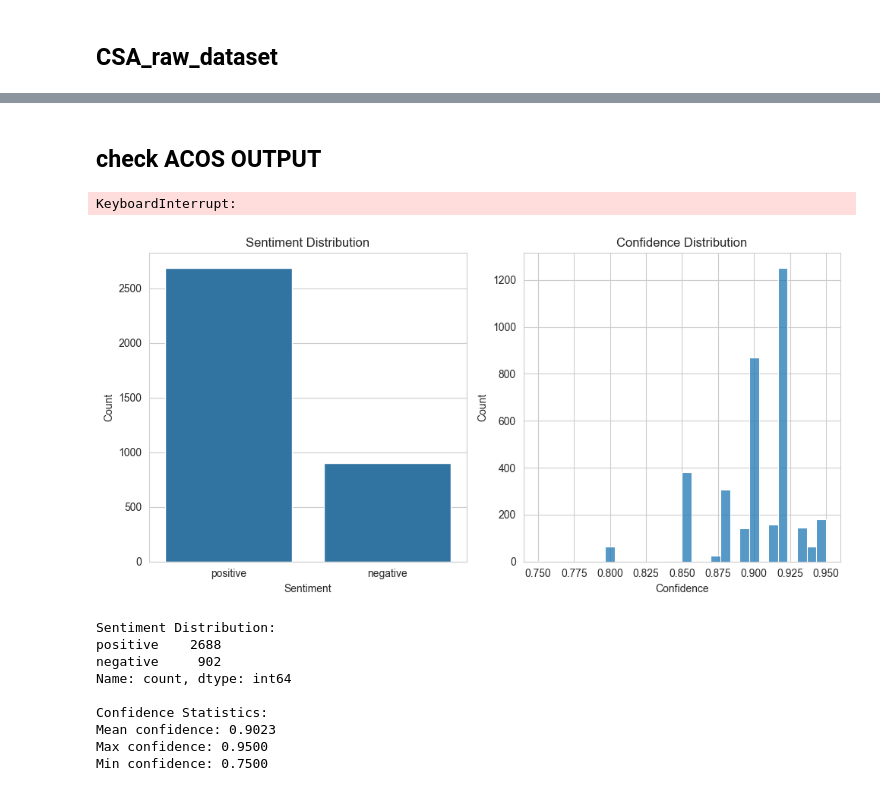
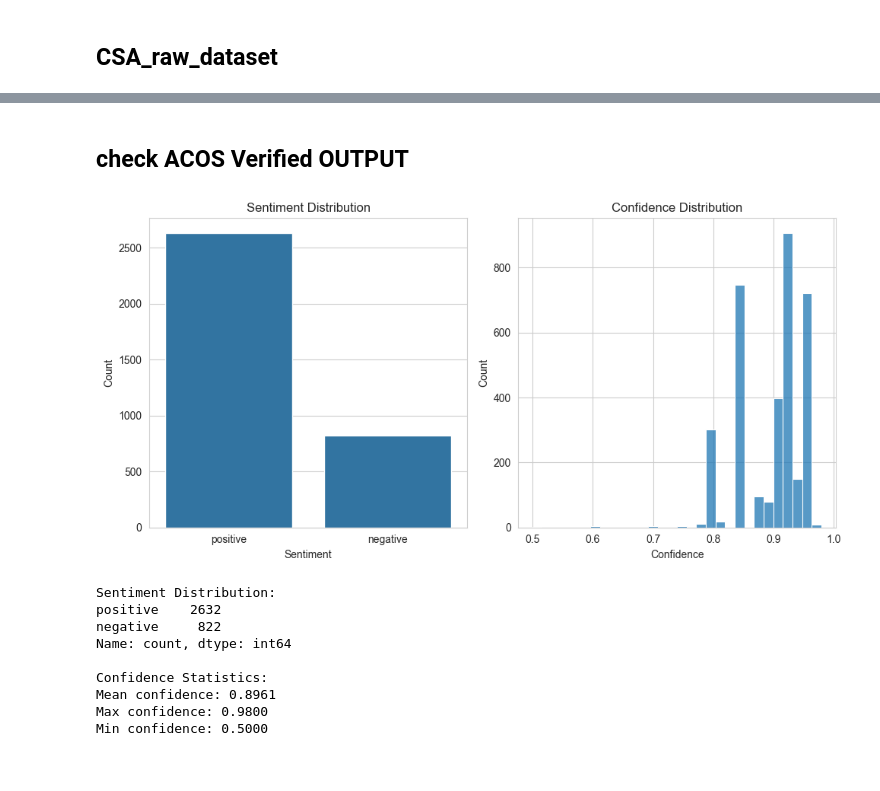
Before and after one commit to goghvan1113/TDCSA, a Jupyter notebook: data/visualize.ipynb, the cells around one changed output, grey strips where cells are left out. Cells and saved outputs as stored; diff of their text form; code cells hidden in the pictures.

```diff
--- a/data/visualize.ipynb
+++ b/data/visualize.ipynb
@@ -640,10 +431,10 @@ print("- unique_to_file2.csv (文件2独有的文本)")
 # %% [markdown]
-## check ACOS OUTPUT
+## check ACOS Verified OUTPUT
 # %%
 import json
 from collections import Counter
 
-filepath = '../output/sentiment_asqp_results_corpus_expand_verified_deepseek.json'
+filepath = '../output/asqp_results_v2/llama405b_llama8b_verified.json'
 
 with open(filepath, 'r', encoding='utf-8') as f:
     data = json.load(f)
@@ -665,7 +456,6 @@ for item in data:
             'quads': item['final_quadruples'] # 加载verified的四元组
         })
 
-
 aspect_categories = [quad[2] for sample in pos_neg_samples for quad in sample['quads']]
 category_counts = Counter(aspect_categories)
 invalid_aspect_categories = set(aspect_categories) - set(CATEGORY2ID.keys())
@@ -680,17 +470,14 @@ for sample in pos_neg_samples:
             print(f"Text: {sample['text']}")
             print(f"Quad: {quad}")
             print()
-# %% [output]
-KeyboardInterrupt:
 # %%
-
 # Process the data
 for sample in data:
-    quads = sample['sentiment_quadruples']
+    quads = sample['final_quadruples']
     filtered_quads = [quad for quad in quads if quad[3] in ['positive', 'negative']]
     filtered_quads = [quad for quad in filtered_quads if quad[2] in CATEGORY2ID.keys()]
     if filtered_quads:
-        sample['sentiment_quadruples'] = filtered_quads
+        sample['final_quadruples'] = filtered_quads
     else:
         # If all quadruples would be removed, keep the original quadruples
         pass  # Keep the original quadruples
@@ -710,43 +497,44 @@ confidences = []
 for sample in pos_neg_samples:
     for quad in sample['quads']:
         sentiments.append(quad[3])
-        confidences.append(quad[4])
+        if isinstance(quad[4], float):
+            confidences.append(quad[4])
 
 
 # 创建情感分布图
 plt.figure(figsize=(10, 5))
 plt.subplot(1, 2, 1)
 sentiment_counts = pd.Series(sentiments).value_counts()
 sns.barplot(x=sentiment_counts.index, y=sentiment_counts.values)
 plt.title('Sentiment Distribution')
 plt.xlabel('Sentiment')
 plt.ylabel('Count')
 
 # 创建置信度分布图
 plt.subplot(1, 2, 2)
 sns.histplot(confidences, bins=30)
 plt.title('Confidence Distribution')
 plt.xlabel('Confidence')
 plt.ylabel('Count')
 
 plt.tight_layout()
 plt.show()
 
 # 打印一些基本统计信息
 print("\nSentiment Distribution:")
 print(sentiment_counts)
 print("\nConfidence Statistics:")
 print(f"Mean confidence: {sum(confidences)/len(confidences):.4f}")
 print(f"Max confidence: {max(confidences):.4f}")
 print(f"Min confidence: {min(confidences):.4f}")
 # %% [output]
-[figure, old version]
+[figure, new version]
 Sentiment Distribution:
-positive    2688
-negative     902
+positive    2632
+negative     822
 Name: count, dtype: int64
 
 Confidence Statistics:
-Mean confidence: 0.9023
-Max confidence: 0.9500
-Min confidence: 0.7500
+Mean confidence: 0.8961
+Max confidence: 0.9800
+Min confidence: 0.5000
```
Also changed, not shown: parts of 24 cells of this notebook, 34 other files.
